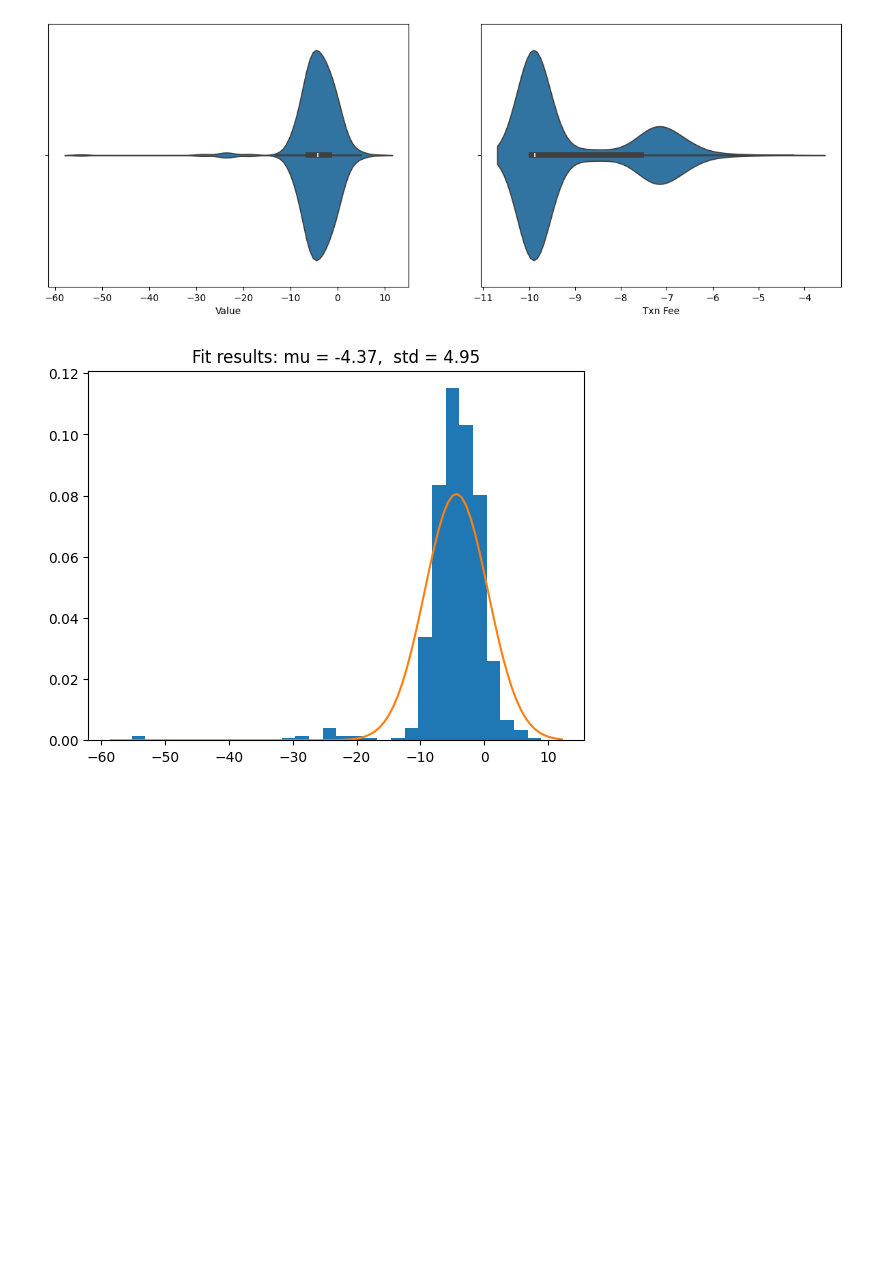
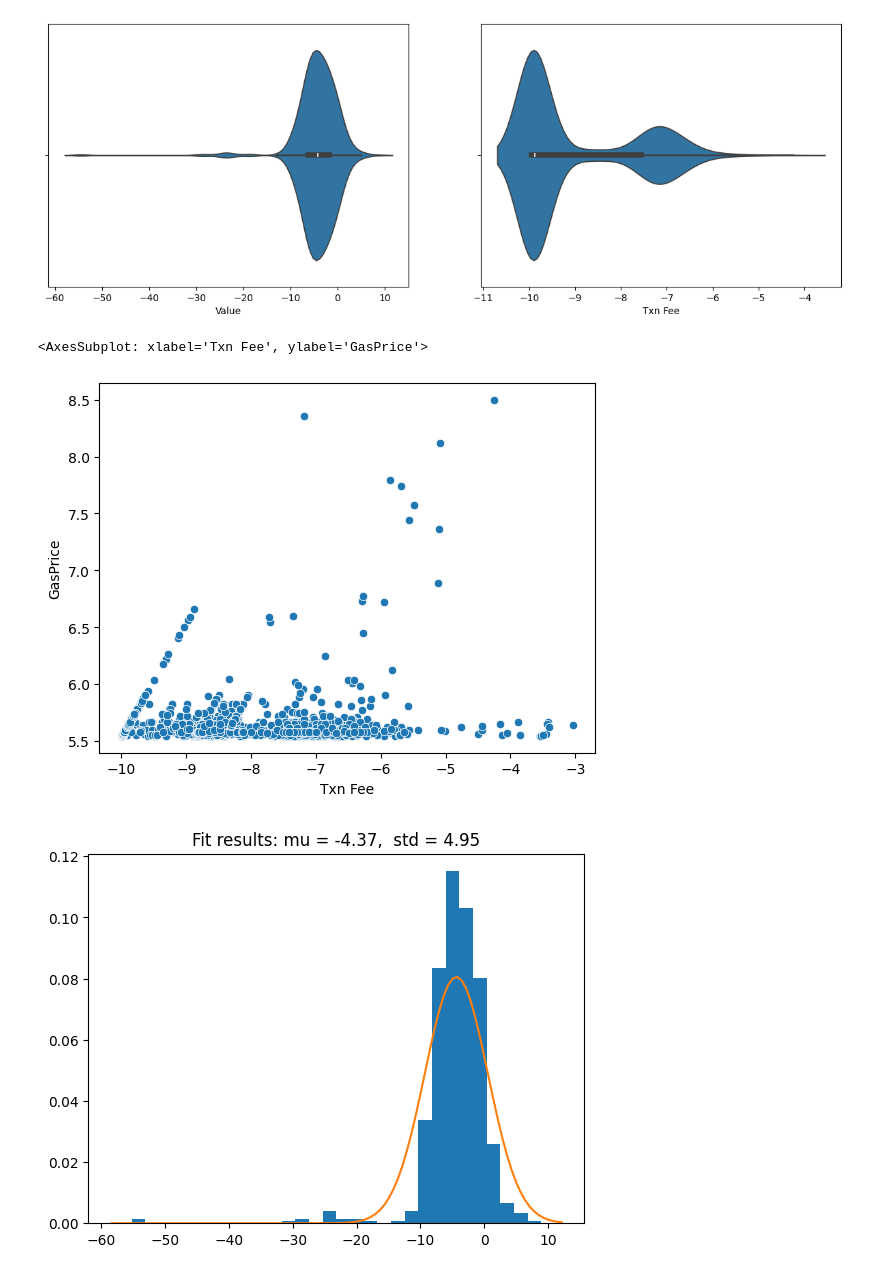
Before and after one commit to mvajhi/Introduction-to-Data-Science, a Jupyter notebook: ca0/CA0.ipynb, the cells around one changed output. Saved outputs shown, nothing was run; the diff lists cells and outputs as text; code cells hidden in the pictures; blank space fills up the shorter version.

```diff
--- a/ca0/CA0.ipynb
+++ b/ca0/CA0.ipynb
@@ -412,6 +414,11 @@ for method in df_without_zero.Method.unique():
 
 # Visualize
 iplot(data, show_link=False)
+# %%
+sns.scatterplot(df_log, x="Txn Fee", y="GasPrice")
+# %% [output]
+<AxesSubplot: xlabel='Txn Fee', ylabel='GasPrice'>
+[figure, added]
 # %%
 data = df_without_zero["Value"]
 
```
Also changed, not shown: parts of 1 cell of this notebook.
